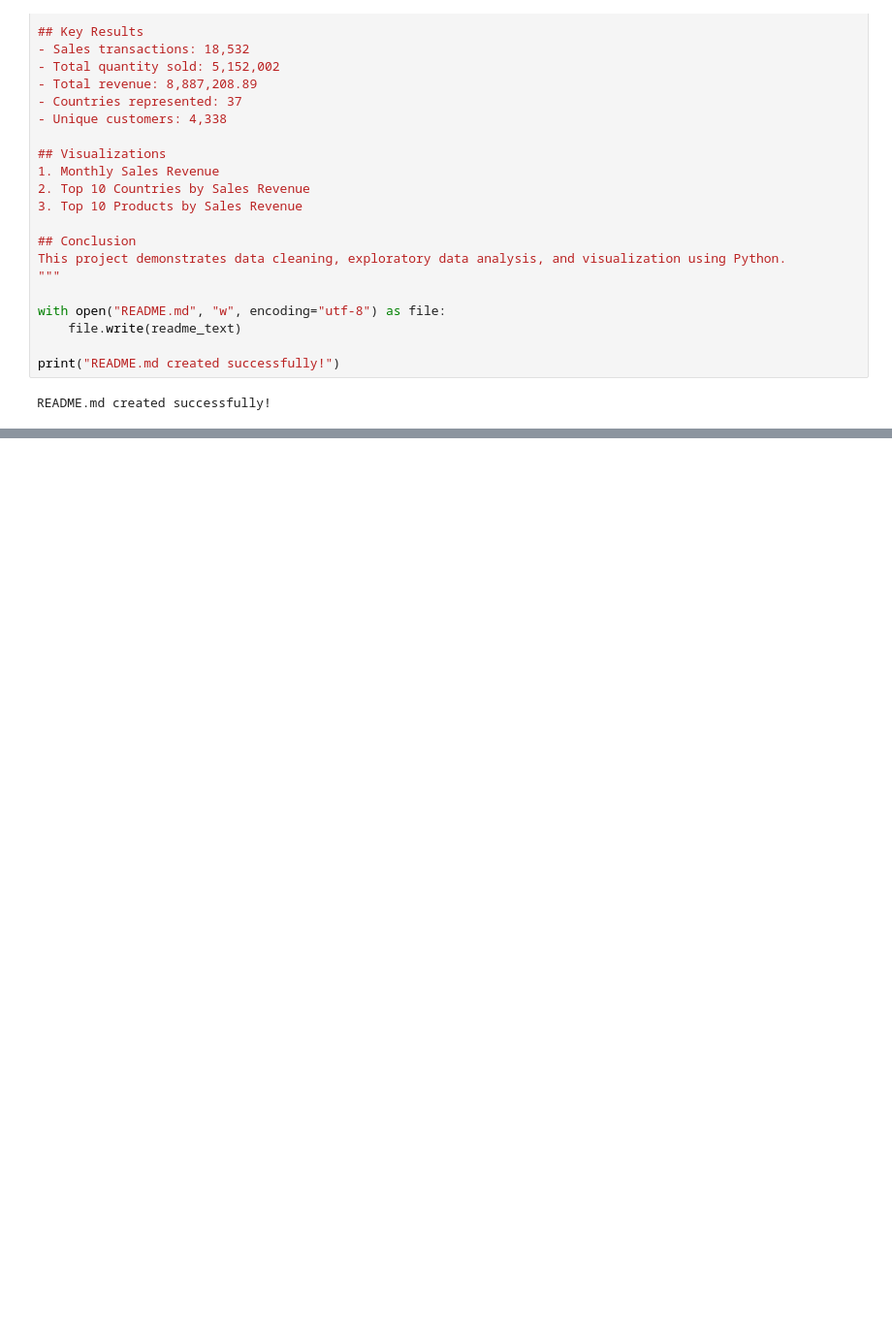
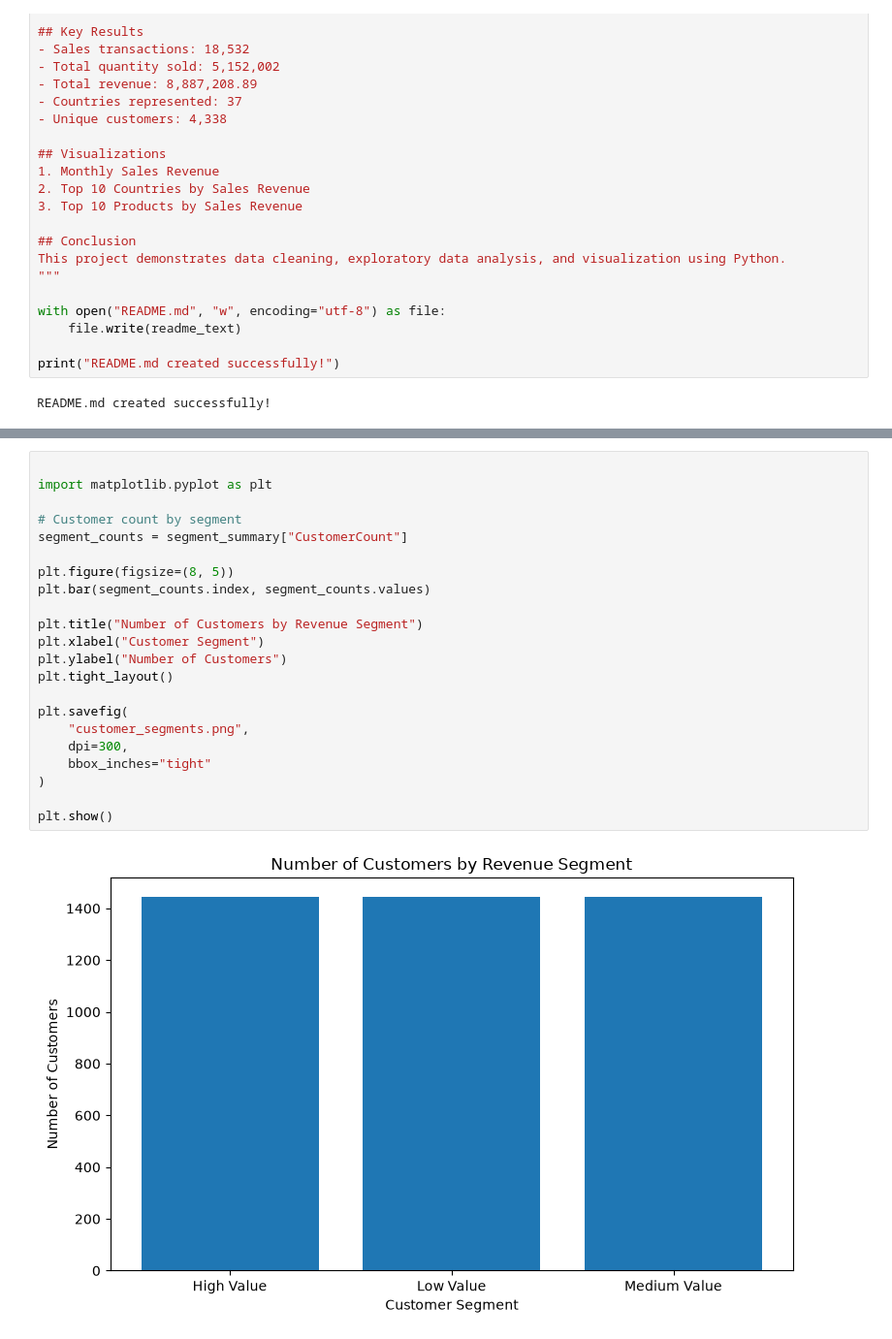
Before and after one commit to sapna155-del/Online-Retail-Data-Analysis, a Jupyter notebook: Online_Retail_Data_Analysi.ipynb, the cells around one changed output, grey strips where cells are left out. Shown at 97% size. Saved outputs shown, nothing was run; the diff lists cells and outputs as text; blank space fills up the shorter version.

```diff
--- a/Online_Retail_Data_Analysi.ipynb
+++ b/Online_Retail_Data_Analysi.ipynb
@@ -389,0 +712,24 @@ README.md created successfully!
+# %%
+
+import matplotlib.pyplot as plt
+
+# Customer count by segment
+segment_counts = segment_summary["CustomerCount"]
+
+plt.figure(figsize=(8, 5))
+plt.bar(segment_counts.index, segment_counts.values)
+
+plt.title("Number of Customers by Revenue Segment")
+plt.xlabel("Customer Segment")
+plt.ylabel("Number of Customers")
+plt.tight_layout()
+
+plt.savefig(
+    "customer_segments.png",
+    dpi=300,
+    bbox_inches="tight"
+)
+
+plt.show()
+# %% [output]
+[figure, added]
```
Also changed, not shown: parts of 17 cells of this notebook, 5 other files.
